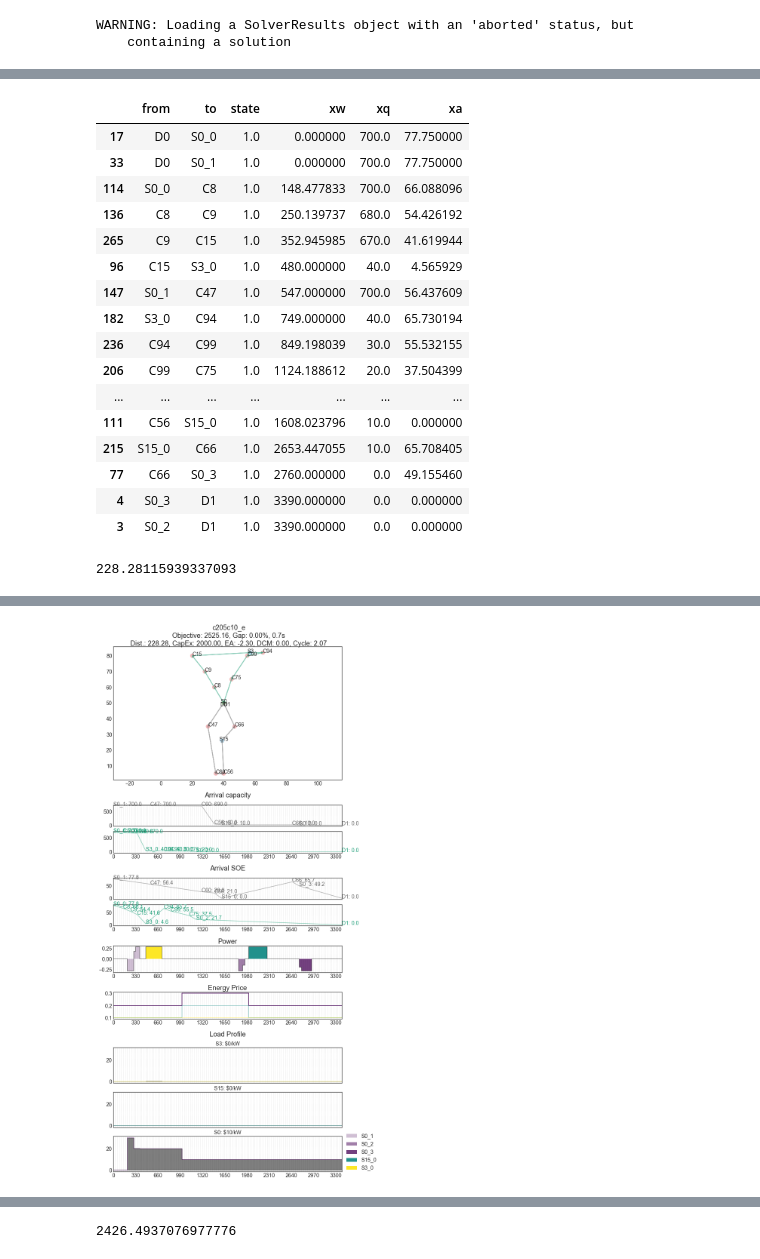
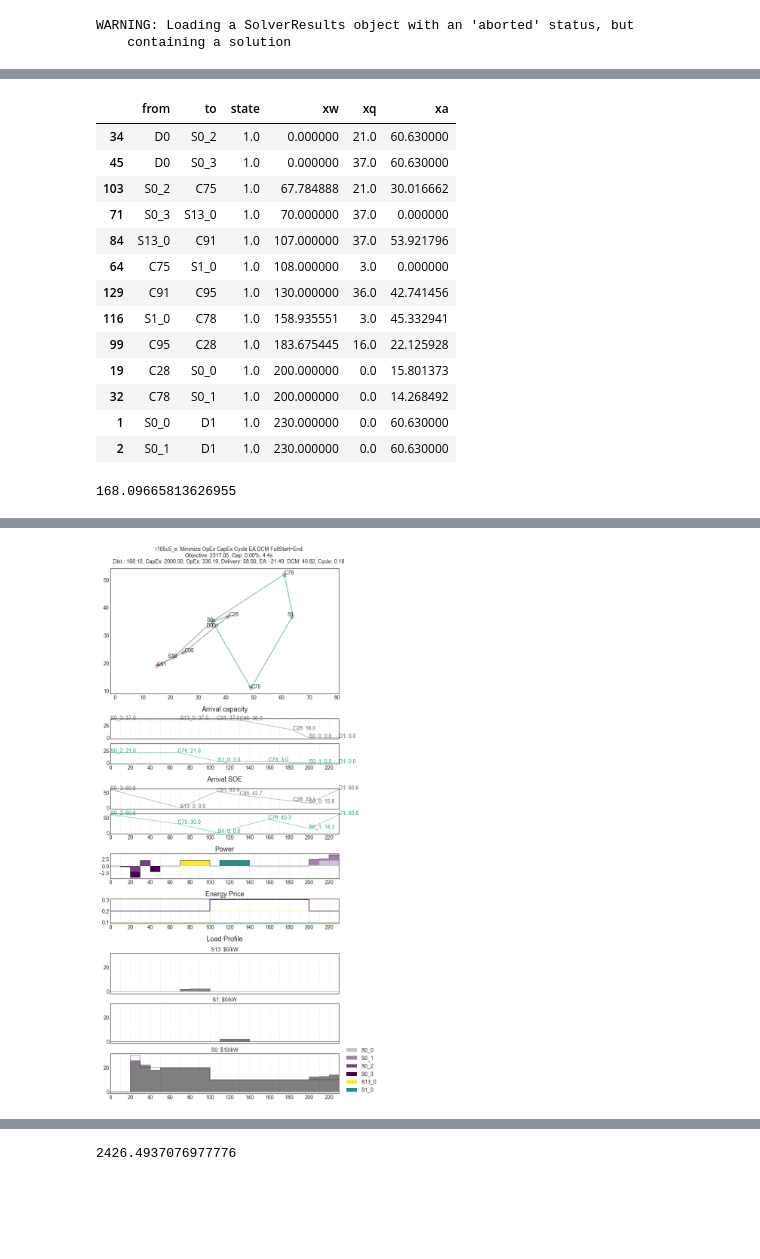
Before and after one commit to rariss/E-VRP-TW-V2G, a Jupyter notebook: evrp/e-vrp-tw.ipynb, the cells around one changed output, grey strips where cells are left out. Drawn from its saved outputs; the diff is of its cells as text; code cells hidden in the pictures; blank space fills up the shorter version.

Commit message:
Cleaned-up model to be able to passthrough problem types for various solutions modeling.

```diff
--- a/evrp/e-vrp-tw.ipynb
+++ b/evrp/e-vrp-tw.ipynb
@@ -198,0 +150,3 @@ WARNING: Loading a SolverResults object with an 'aborted' status, but
+# %%
+m = EVRPTW(problem_type='Minimize OpEx CapEx Cycle EA DCM FullStart=End')
+m.full_solve(fpath)
@@ -238,28 +226,25 @@ x = merge_variable_results(m, var_list)
 x[x['state']>1e-4].sort_values(['xw'])
 # %% [output]
 |  | from | to | state | xw | xq | xa |
-| 17 | D0 | S0_0 | 1.0 | 0.000000 | 700.0 | 77.750000 |
-| 33 | D0 | S0_1 | 1.0 | 0.000000 | 700.0 | 77.750000 |
-| 114 | S0_0 | C8 | 1.0 | 148.477833 | 700.0 | 66.088096 |
-| 136 | C8 | C9 | 1.0 | 250.139737 | 680.0 | 54.426192 |
-| 265 | C9 | C15 | 1.0 | 352.945985 | 670.0 | 41.619944 |
-| 96 | C15 | S3_0 | 1.0 | 480.000000 | 40.0 | 4.565929 |
-| 147 | S0_1 | C47 | 1.0 | 547.000000 | 700.0 | 56.437609 |
-| 182 | S3_0 | C94 | 1.0 | 749.000000 | 40.0 | 65.730194 |
-| 236 | C94 | C99 | 1.0 | 849.198039 | 30.0 | 55.532155 |
-| 206 | C99 | C75 | 1.0 | 1124.188612 | 20.0 | 37.504399 |
-| ... | ... | ... | ... | ... | ... | ... |
-| 111 | C56 | S15_0 | 1.0 | 1608.023796 | 10.0 | 0.000000 |
-| 215 | S15_0 | C66 | 1.0 | 2653.447055 | 10.0 | 65.708405 |
-| 77 | C66 | S0_3 | 1.0 | 2760.000000 | 0.0 | 49.155460 |
-| 4 | S0_3 | D1 | 1.0 | 3390.000000 | 0.0 | 0.000000 |
-| 3 | S0_2 | D1 | 1.0 | 3390.000000 | 0.0 | 0.000000 |
+| 34 | D0 | S0_2 | 1.0 | 0.000000 | 21.0 | 60.630000 |
+| 45 | D0 | S0_3 | 1.0 | 0.000000 | 37.0 | 60.630000 |
+| 103 | S0_2 | C75 | 1.0 | 67.784888 | 21.0 | 30.016662 |
+| 71 | S0_3 | S13_0 | 1.0 | 70.000000 | 37.0 | 0.000000 |
+| 84 | S13_0 | C91 | 1.0 | 107.000000 | 37.0 | 53.921796 |
+| 64 | C75 | S1_0 | 1.0 | 108.000000 | 3.0 | 0.000000 |
+| 129 | C91 | C95 | 1.0 | 130.000000 | 36.0 | 42.741456 |
+| 116 | S1_0 | C78 | 1.0 | 158.935551 | 3.0 | 45.332941 |
+| 99 | C95 | C28 | 1.0 | 183.675445 | 16.0 | 22.125928 |
+| 19 | C28 | S0_0 | 1.0 | 200.000000 | 0.0 | 15.801373 |
+| 32 | C78 | S0_1 | 1.0 | 200.000000 | 0.0 | 14.268492 |
+| 1 | S0_0 | D1 | 1.0 | 230.000000 | 0.0 | 60.630000 |
+| 2 | S0_1 | D1 | 1.0 | 230.000000 | 0.0 | 60.630000 |
 # %%
 test = x[x['state']>1e-4].sort_values(['xw'])
 route = zip(test['from'], test['to'])
 sum([m.data['d'].loc[fr, to] for fr, to in route])
 # %% [output]
-228.28115939337093
+168.09665813626955
 # %%
 e, e_flat = create_optimal_edges(m, x=x, graph='V_')
 # %%
@@ -346,15 +331,17 @@ axs5 = fig.add_subplot(gs[5, 0], sharex=axs1)
 
 obj_breakdown = [m.total_distance(m.instance)(),
                  m.C_fleet_capital_cost(m.instance)(),
+                 m.O_delivery_operating_cost(m.instance)() + m.O_maintenance_operating_cost(m.instance)(),
+                 m.R_delivery_revenue(m.instance)(),
                  m.R_energy_arbitrage_revenue(m.instance)(),
-                 0, #m.R_peak_shaving_revenue(m.instance)() - sum(G.max()[s] * cg for s, cg in m.instance.cg.extract_values().items()),
+                 m.R_peak_shaving_revenue(m.instance)(), # - sum(G.max()[s] * cg for s, cg in m.instance.cg.extract_values().items()),
                  m.cycle_cost(m.instance)() + m.squeeze_cycle_cost(m.instance)()]
 
 title = ''
-title += '{}\n'.format(m.instance_name)
+title += '{}: {}\n'.format(m.instance_name, m.problem_type)
 title += 'Objective: {:.2f}, Gap: {:.2f}%, {:.1f}s\n'.format(m.instance.obj.expr(), gap, m.results['Solver'][0]['Time'])
-title += 'Dist.: {:.2f}, CapEx: {:.2f}, EA: {:.2f}, DCM: {:.2f}, Cycle: {:.2f}'.format(*obj_breakdown)
-fig.suptitle(title, x=0.5, y=1.03, horizontalalignment='center', verticalalignment='top', size=MEDIUM_SIZE, weight=fweight)
+title += 'Dist.: {:.2f}, CapEx: {:.2f}, OpEx: {:.2f}, Delivery: {:.2f}, EA: {:.2f}, DCM: {:.2f}, Cycle: {:.2f}'.format(*obj_breakdown)
+fig.suptitle(title, x=0.5, y=1.03, horizontalalignment='center', verticalalignment='top', size=SMALL_SIZE, weight=fweight)
 
 a = 0.5
 
@@ -482,34 +469,34 @@ total_power = temp.groupby(['s', 't']).sum()
 for si, s in enumerate(unique_stations):
     # create an inset axe in the current axe:
     ax5 = axs5.inset_axes([0, si*1/nus, 1, .8*1/nus])
     ax5.step(G[s].index, G[s], where='post', label='_nolegend_', alpha=a, color=us_color[s])
 
     net_load = G[s].copy()
     net_load[total_power.loc[s].index] += total_power.loc[s]['xp']
     ax5.fill_between(net_load.index, net_load, step="post", alpha=a, color='black')
 
     ax5.get_shared_x_axes().join(ax5, axs5)
     ax5.get_shared_y_axes().join(ax5, axs5)
     ax5.set_xticklabels([])
     axs5.set_yticklabels([])
     axs5.set_xlim([0, t_T])
     ax5.title.set_text('{}: ${}/kW'.format(s, m.data['S'].loc[s, 'cg']))
 
     ax5.xaxis.set_major_locator(MultipleLocator(t_major))
     ax5.xaxis.set_minor_locator(MultipleLocator(t_S))
     ax5.grid(True, which='both', axis='x', alpha=5, linestyle=':')
 
 axs5.spines['right'].set_visible(False)
 axs5.spines['top'].set_visible(False)
 axs5.spines['bottom'].set_visible(False)
 axs5.spines['left'].set_visible(False)
 axs5.set_title('Load Profile', fontdict=fdict)
 
 fig.legend(loc="lower right", bbox_to_anchor=(1.05, 0.01)); # ncol=round(nus), , bbox_to_anchor=(1.05, .4)
 
 fig.tight_layout()
 # %% [output]
-[figure, old version]
+[figure, new version]
 # %%
 xp
 # %% [output]
```
Also changed, not shown: parts of 11 cells of this notebook, 2 other files.
